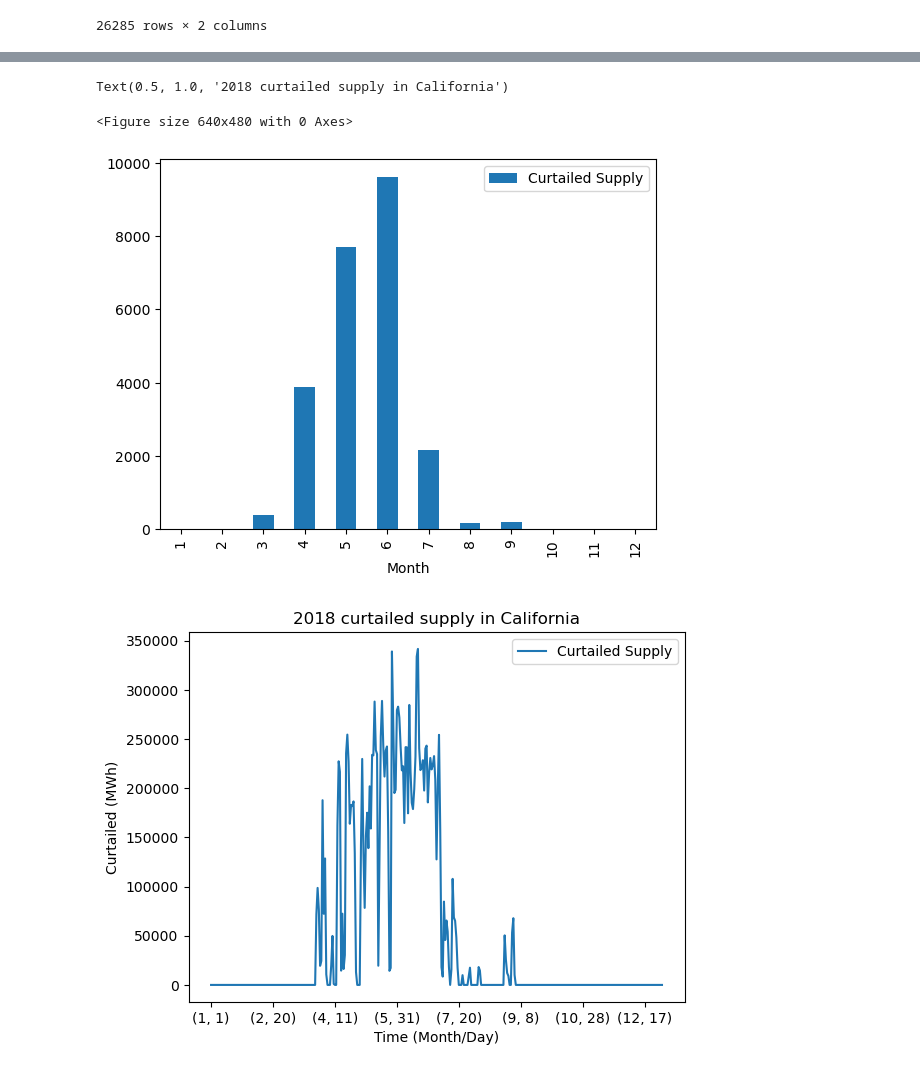
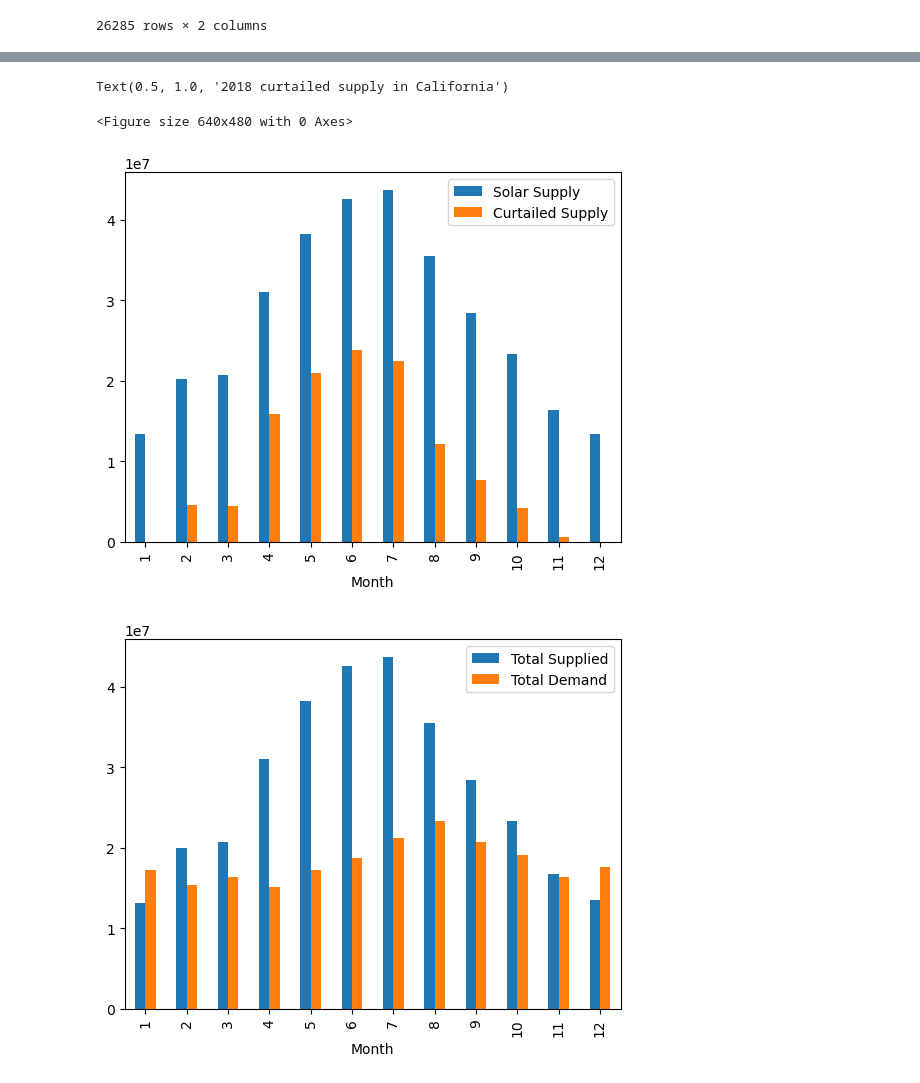
Before and after one commit to 186shades/ECE143-Team13, a Jupyter notebook: notebooks/EnergyAnalysis.ipynb, the cells around one changed output, grey strips where cells are left out. Cells and saved outputs as stored; diff of their text form; code cells hidden in the pictures.

Commit message:
updated energy analysis graphs

```diff
--- a/notebooks/EnergyAnalysis.ipynb
+++ b/notebooks/EnergyAnalysis.ipynb
@@ -194,6 +194,7 @@ class StorageAnalysis:
         self.storage_supplied: pd.Series[int]
         self.curtailed_supply: pd.Series[int]
         self.total_supplied: pd.Series[int]
+        self.supply_defecit: pd.Series[int]
 
         self.__set_storage_series()
 
@@ -323,13 +324,20 @@ See the caveats in the documentation: https://pandas.pydata.org/pandas-docs/stab
 | 390281 | 2020-12-31 23:00:00 | 22175.0 |
 26285 rows × 2 columns
 # %%
-test_supply = EnergySupplyAnalysisCSV(100000)
+#California average energy use: ~29 GWh per hour
+#California average power: 29 GW
+#Using capacity factor of 25%, Solar capacity needs to be at least 116 GW
+#using 1.5 times needed solar, we have 164 GW
+#24 hours of storage is 696 GWh
+#https://www.energy.gov/sites/prod/files/2015/05/f22/CA-Energy%20Sector%20Risk%20Profile.pdf
+test_supply = EnergySupplyAnalysisCSV(164000)
 test_demand = EnergyDemandAnalysis()
-test_storage = StorageAnalysis(test_supply.getEnergySupply(), test_demand.getEnergyDemand(), 500000)
+test_storage = StorageAnalysis(test_supply.getEnergySupply(), test_demand.getEnergyDemand(), 696000)
 #print(test_storage.demand)
 #print(test_storage.supply)
 #pd.set_option("display.max_rows",100)
 results = test_storage.get_storage_data()
+test_storage.get_storage_data()
 
 
 
@@ -343,16 +364,19 @@ See the caveats in the documentation: https://pandas.pydata.org/pandas-docs/stab
 # %%
 plt.figure()
 # plt.plot(df_year_load['Date'].tolist(), df_year_load['load'].tolist())
-results_2018 = results.loc[results['Year'] == 2018]
-results_monthly = results_2018.groupby([ "Month"]).mean()
-results_daily = results_2018.groupby(["Month", "Day"]).sum()
-results_monthly.plot( y='Curtailed Supply', kind="bar")
+results_2020 = results.loc[results['Year'] == 2020]
+results_monthly = results_2020.groupby([ "Month"]).sum()
+results_daily = results_2020.groupby(["Month", "Day"]).sum()
+results_monthly.plot( y=["Solar Supply", 'Curtailed Supply'], kind="bar", stacked=False)
+results_monthly.plot( y=["Total Supplied", 'Total Demand'], kind="bar", stacked=False)
+results_daily.plot(y=["Total Supplied", 'Total Demand'], kind="area", stacked=False)
 results_daily.plot(y='Curtailed Supply')
+#results_2018["Total Supplied", ]
 plt.xlabel('Time (Month/Day)')
 plt.ylabel('Curtailed (MWh)')
 plt.title('2018 curtailed supply in California')
 # %% [output]
 Text(0.5, 1.0, '2018 curtailed supply in California')
 <Figure size 640x480 with 0 Axes>
-[figure, old version]
+[figure, new version]
-[figure, old version]
+[figure, new version]
```
Also changed, not shown: parts of 2 cells of this notebook.
